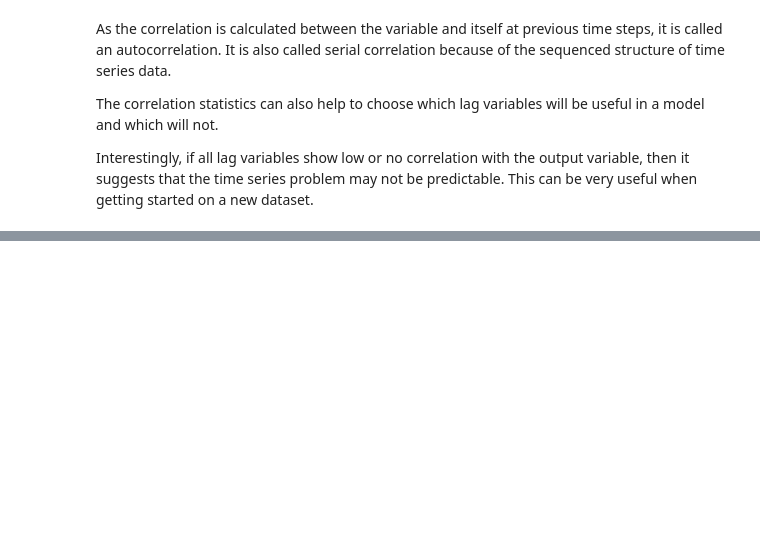
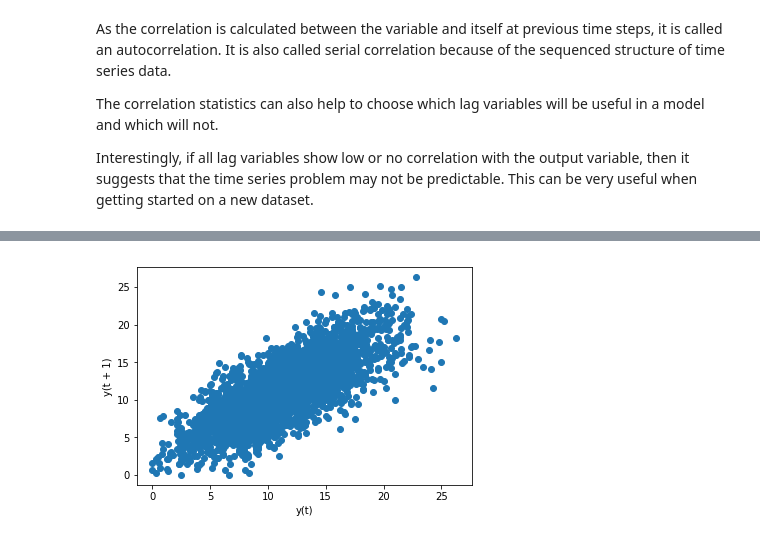
Before and after one commit to Deepshikha05/Time-Series-Analysis, a Jupyter notebook: Time-Series-Analysis-All-Topics-Covered.ipynb, the cells around one changed output, grey strips where cells are left out. Cells and saved outputs as stored; diff of their text form; code cells hidden in the pictures; blank space fills up the shorter version.

```diff
--- a/Time-Series-Analysis-All-Topics-Covered.ipynb
+++ b/Time-Series-Analysis-All-Topics-Covered.ipynb
@@ -75,0 +105,9 @@ Interestingly, if all lag variables show low or no correlation with the output v
+# %%
+# Importing lag_plot
+from pandas.tools.plotting import lag_plot
+
+# Plotting the lagged values of the series
+lag_plot(series)
+pyplot.show()
+# %% [output]
+[figure, added]
```
Also changed, not shown: parts of 6 cells of this notebook, 1 other file.
